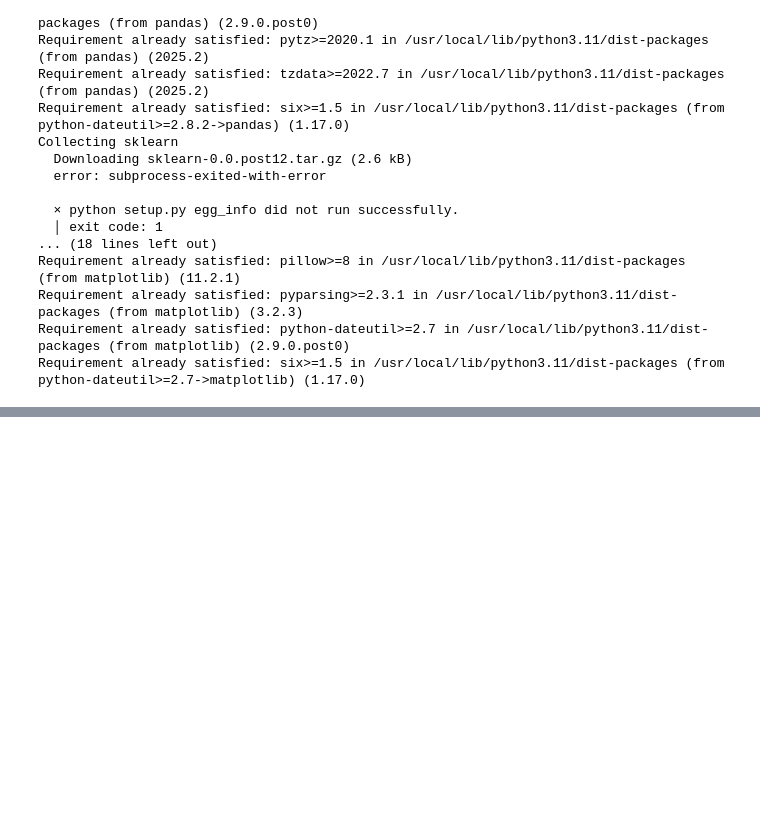
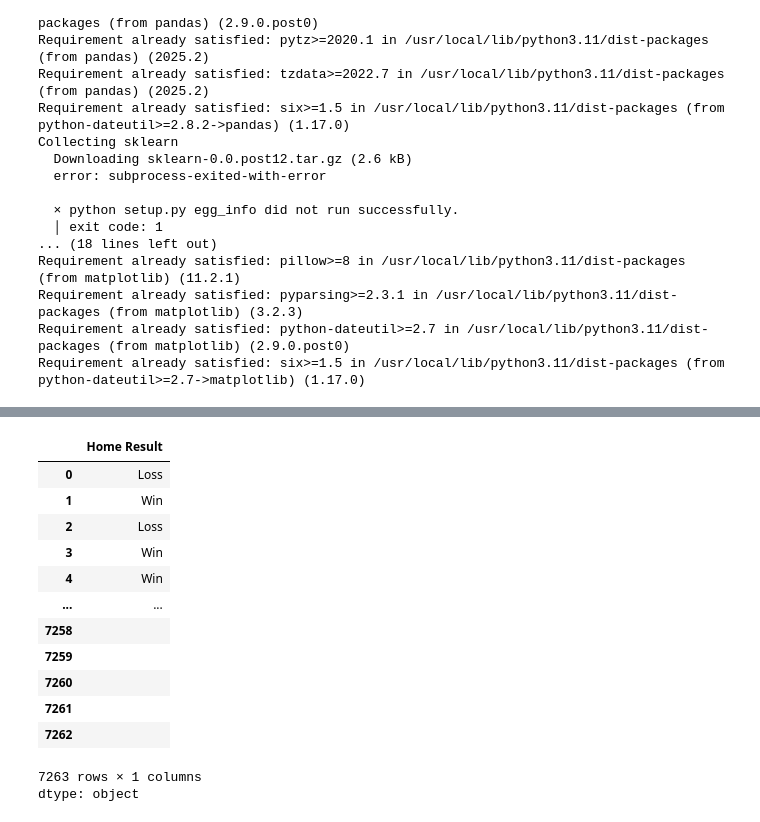
Before and after one commit to geraldketu/Gerald_Football_games, a Jupyter notebook: FootBall_games_eda_ipynv.ipynb, the cells around one changed output, grey strips where cells are left out. Saved outputs shown, nothing was run; the diff lists cells and outputs as text; code cells hidden in the pictures; blank space fills up the shorter version.

```diff
--- a/FootBall_games_eda_ipynv.ipynb
+++ b/FootBall_games_eda_ipynv.ipynb
@@ -32,0 +89,17 @@ Example edit
+# %%
+df['Home Result']
+# %% [output]
+|  | Home Result |
+| 0 | Loss |
+| 1 | Win |
+| 2 | Loss |
+| 3 | Win |
+| 4 | Win |
+| ... | ... |
+| 7258 |  |
+| 7259 |  |
+| 7260 |  |
+| 7261 |  |
+| 7262 |  |
+7263 rows × 1 columns
+dtype: object
```
Also changed, not shown: parts of 10 cells of this notebook.
